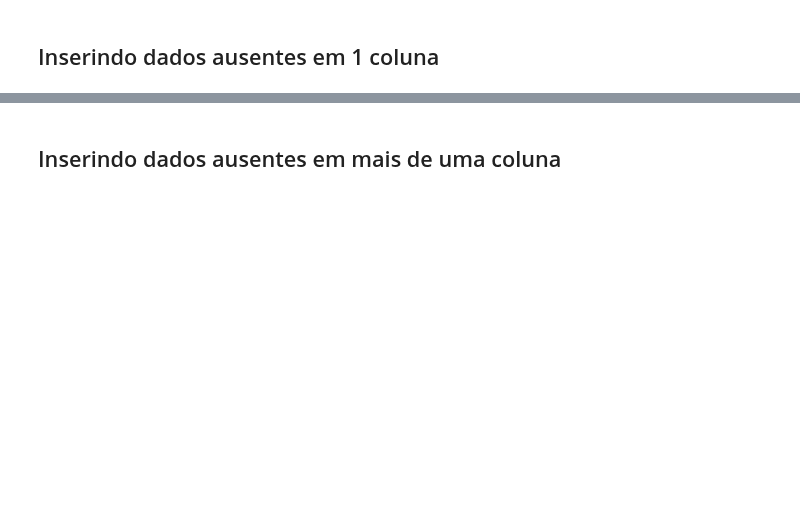
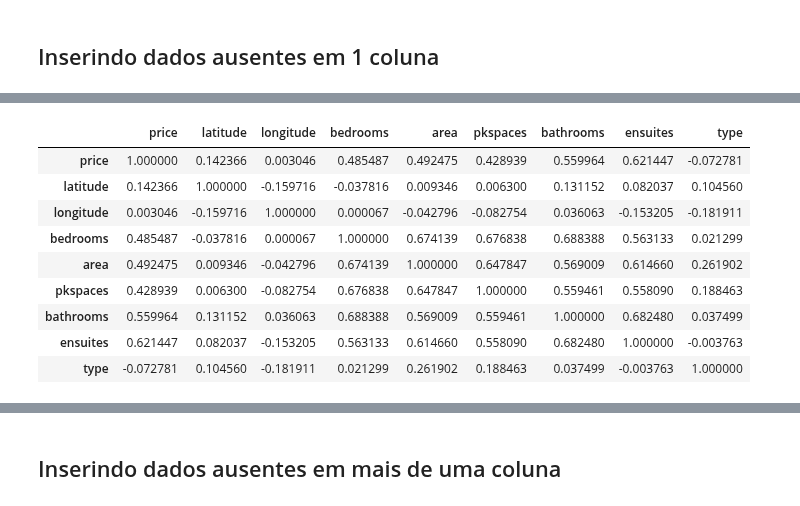
Before and after one commit to ProfLuciano/cd, a Jupyter notebook: notebooks/pre_processamento1.ipynb, the cells around one changed output, grey strips where cells are left out. Cells and saved outputs as stored; diff of their text form; code cells hidden in the pictures; blank space fills up the shorter version.

```diff
--- a/notebooks/pre_processamento1.ipynb
+++ b/notebooks/pre_processamento1.ipynb
@@ -71,3 +266,17 @@ houses.corr(method='spearman')
+# %%
+houses_numerical = houses.drop(['suburb', 'district', 'city', 'state'], axis=1)
+houses_numerical.corr(method='spearman')
+# %% [output]
+|  | price | latitude | longitude | bedrooms | area | pkspaces | bathrooms | ensuites | type |
+| price | 1.000000 | 0.142366 | 0.003046 | 0.485487 | 0.492475 | 0.428939 | 0.559964 | 0.621447 | -0.072781 |
+| latitude | 0.142366 | 1.000000 | -0.159716 | -0.037816 | 0.009346 | 0.006300 | 0.131152 | 0.082037 | 0.104560 |
+| longitude | 0.003046 | -0.159716 | 1.000000 | 0.000067 | -0.042796 | -0.082754 | 0.036063 | -0.153205 | -0.181911 |
+| bedrooms | 0.485487 | -0.037816 | 0.000067 | 1.000000 | 0.674139 | 0.676838 | 0.688388 | 0.563133 | 0.021299 |
+| area | 0.492475 | 0.009346 | -0.042796 | 0.674139 | 1.000000 | 0.647847 | 0.569009 | 0.614660 | 0.261902 |
+| pkspaces | 0.428939 | 0.006300 | -0.082754 | 0.676838 | 0.647847 | 1.000000 | 0.559461 | 0.558090 | 0.188463 |
+| bathrooms | 0.559964 | 0.131152 | 0.036063 | 0.688388 | 0.569009 | 0.559461 | 1.000000 | 0.682480 | 0.037499 |
+| ensuites | 0.621447 | 0.082037 | -0.153205 | 0.563133 | 0.614660 | 0.558090 | 0.682480 | 1.000000 | -0.003763 |
+| type | -0.072781 | 0.104560 | -0.181911 | 0.021299 | 0.261902 | 0.188463 | 0.037499 | -0.003763 | 1.000000 |
 # %%
 #remove colunas com até 70% de dados ausentes
 houses2 = houses.dropna(thresh=0.7*len(houses), axis=1)
```
Also changed, not shown: parts of 53 cells of this notebook.
